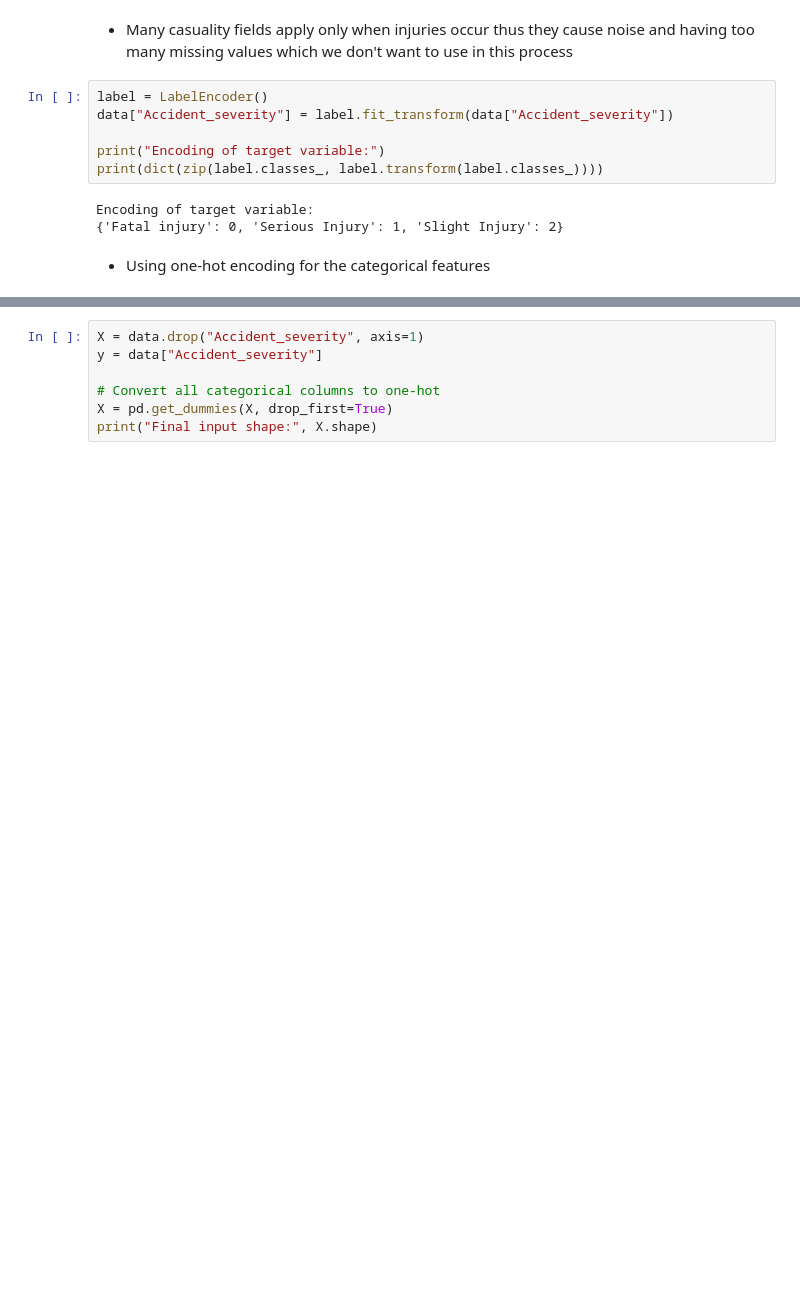
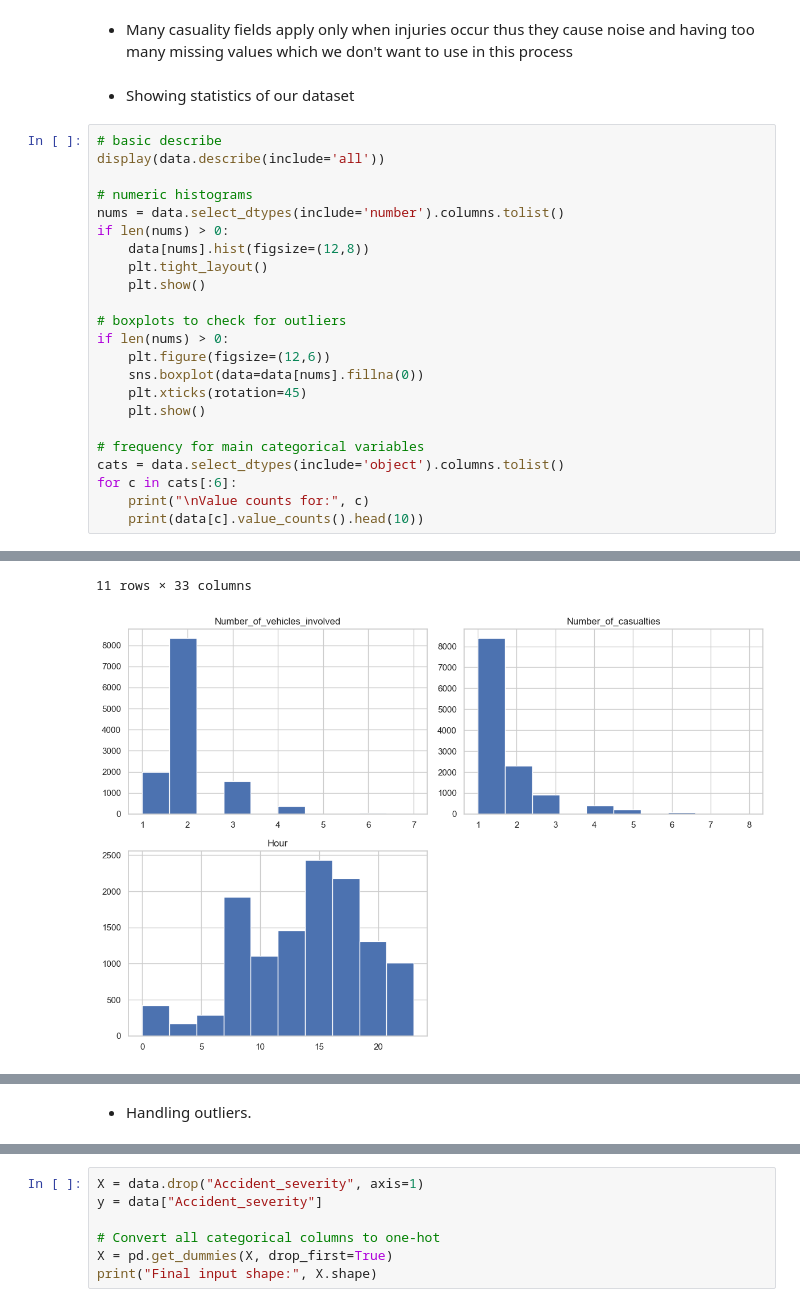
Before and after one commit to Agumekenneth/AI-Exam-Project, a Jupyter notebook: Exam project/exam.ipynb, the cells around one changed output, grey strips where cells are left out. Drawn from its saved outputs; the diff is of its cells as text; blank space fills up the shorter version.

```diff
--- a/Exam project/exam.ipynb
+++ b/Exam project/exam.ipynb
@@ -105,14 +105,29 @@ if "Time" in data.columns:
 - Dropping the unecesary cloumns
 # %% [markdown]
 - Many casuality fields apply only when injuries occur thus they cause noise and having too many missing values which we don't want to use in this process
-# %%
-label = LabelEncoder()
-data["Accident_severity"] = label.fit_transform(data["Accident_severity"])
-
-print("Encoding of target variable:")
-print(dict(zip(label.classes_, label.transform(label.classes_))))
-# %% [output]
-Encoding of target variable:
-{'Fatal injury': 0, 'Serious Injury': 1, 'Slight Injury': 2}
-# %% [markdown]
-- Using one-hot encoding for the categorical features
+# %% [markdown]
+- Showing statistics of our dataset
+# %%
+# basic describe
+display(data.describe(include='all'))
+
+# numeric histograms
+nums = data.select_dtypes(include='number').columns.tolist()
+if len(nums) > 0:
+    data[nums].hist(figsize=(12,8))
+    plt.tight_layout()
+    plt.show()
+
+# boxplots to check for outliers
+if len(nums) > 0:
+    plt.figure(figsize=(12,6))
+    sns.boxplot(data=data[nums].fillna(0))
+    plt.xticks(rotation=45)
+    plt.show()
+
+# frequency for main categorical variables
+cats = data.select_dtypes(include='object').columns.tolist()
+for c in cats[:6]:
+    print("\nValue counts for:", c)
+    print(data[c].value_counts().head(10))
+# %% [output]
@@ -118,0 +146,2 @@ Encoding of target variable:
+11 rows × 33 columns
+[figure, added]
@@ -118,0 +166,2 @@ Encoding of target variable:
+# %% [markdown]
+- Handling outliers.
```
Also changed, not shown: parts of 3 cells of this notebook.
